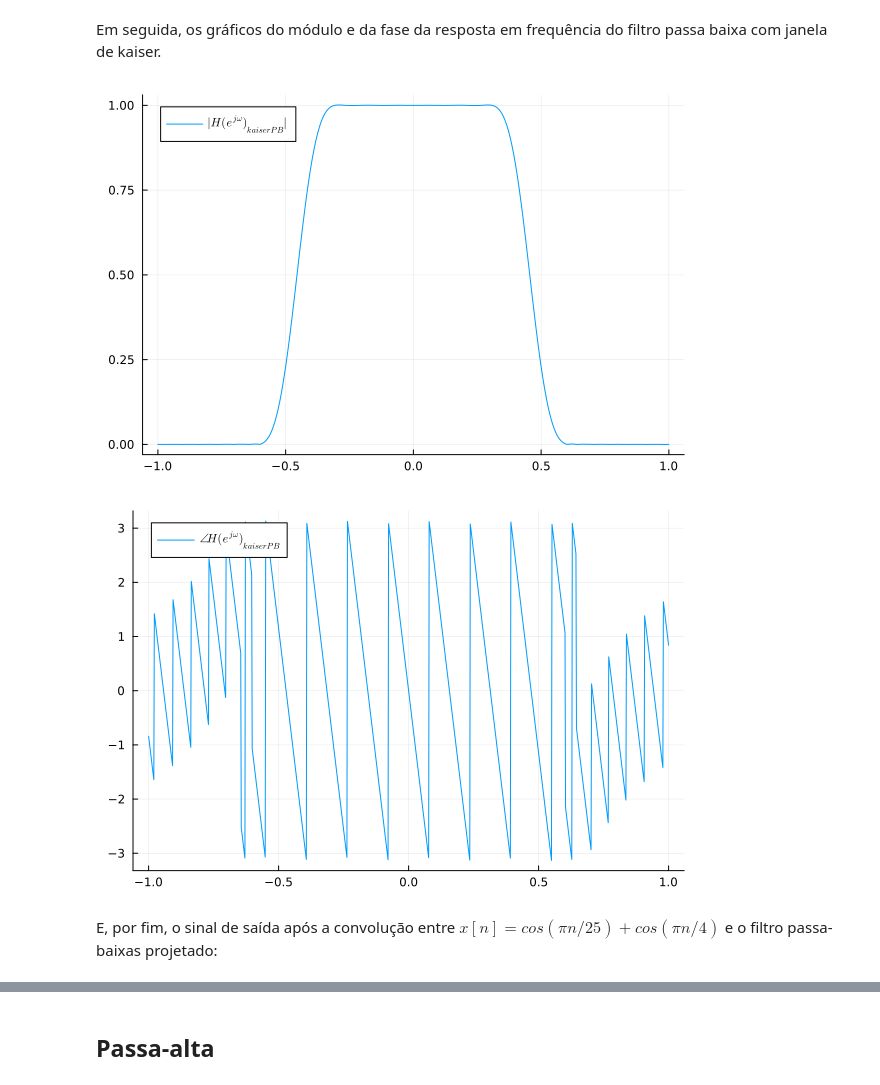
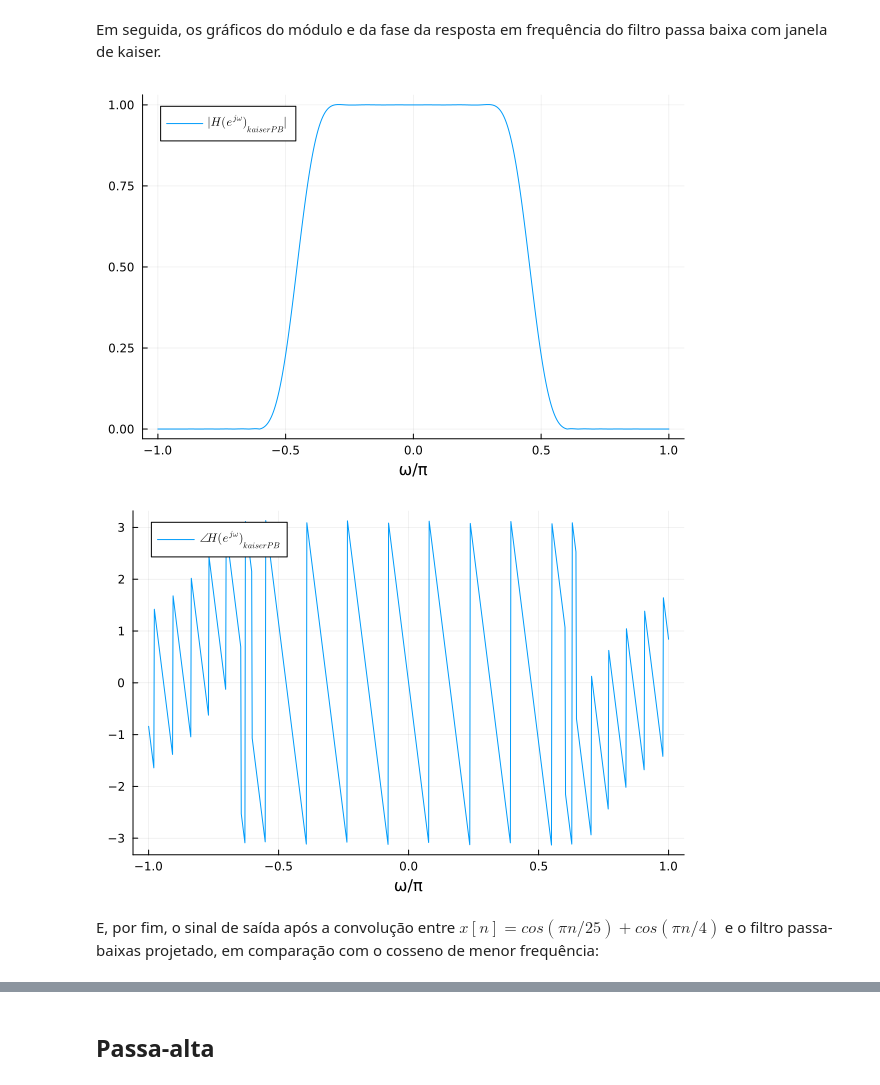
Before and after one commit to HenriqueLefundes/EP2_PES, a Jupyter notebook: EP2.ipynb, the cells around one changed output, grey strips where cells are left out. Drawn from its saved outputs; the diff is of its cells as text; code cells hidden in the pictures.

```diff
--- a/EP2.ipynb
+++ b/EP2.ipynb
@@ -156,13 +188,15 @@ Em seguida, os gráficos do módulo e da fase da resposta em frequência do filt
 # %%
 Hlkaiser = PolynomialRatio(hlkaiser, [1])
 ω = range(-π, π, 1000)
 Hlkaiser = freqz(Hlkaiser, ω/π)
 plot(ω/π, abs.(Hlkaiser), label=L"|H(e^{j\omega})_{kaiserPB}|", legend=:topleft)
+xlabel!("ω/π")
 # %% [output]
-[figure, old version]
+[figure, new version]
 # %%
 plot(ω/π, angle.(Hlkaiser), label = L"\angle H(e^{j\omega})_{kaiserPB}", legend=:topleft)
+xlabel!("ω/π")
 # %% [output]
-[figure, old version]
+[figure, new version]
 # %% [markdown]
-E, por fim, o sinal de saída após a convolução entre $x[n] = cos(\pi n /25) + cos(\pi n /4)$ e o filtro passa-baixas projetado:
+E, por fim, o sinal de saída após a convolução entre $x[n] = cos(\pi n /25) + cos(\pi n /4)$ e o filtro passa-baixas projetado, em comparação com o cosseno de menor frequência:
```
Also changed, not shown: parts of 27 cells of this notebook.
